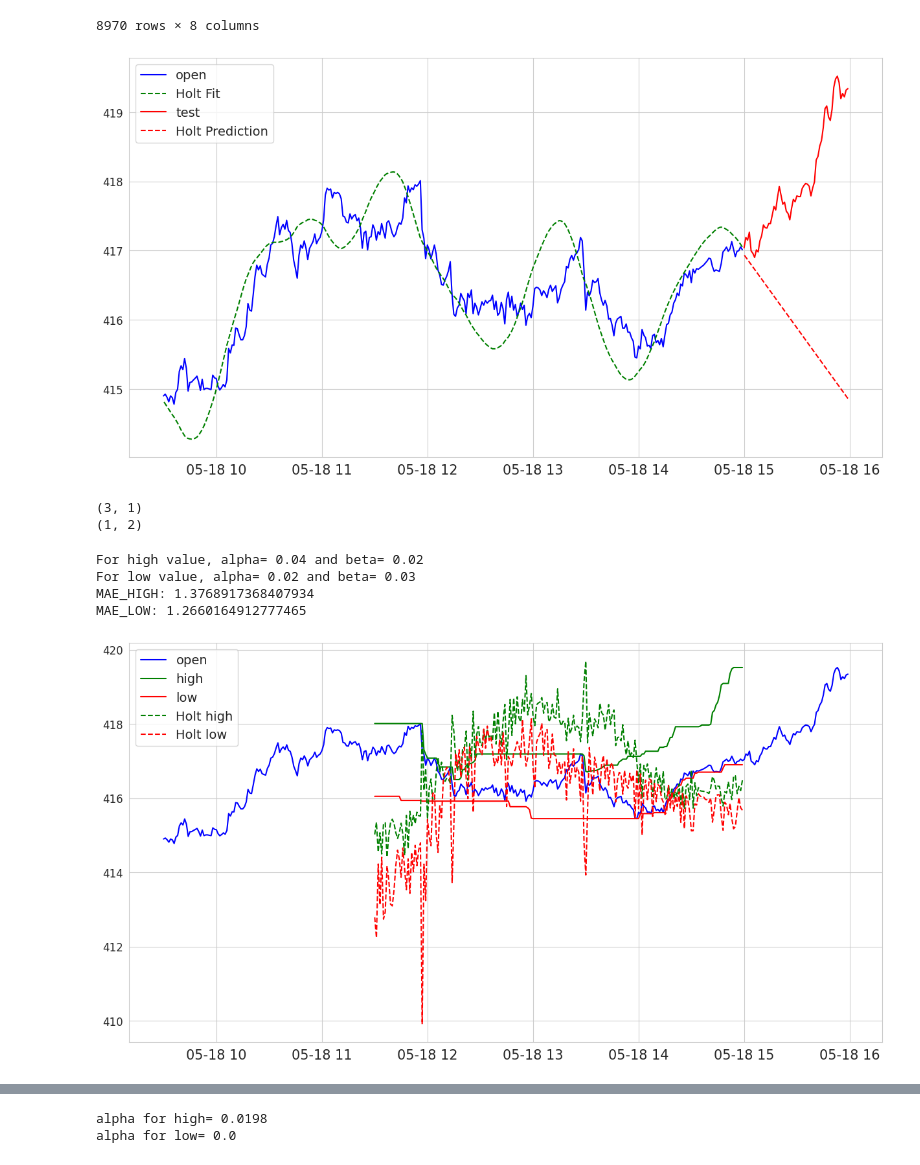
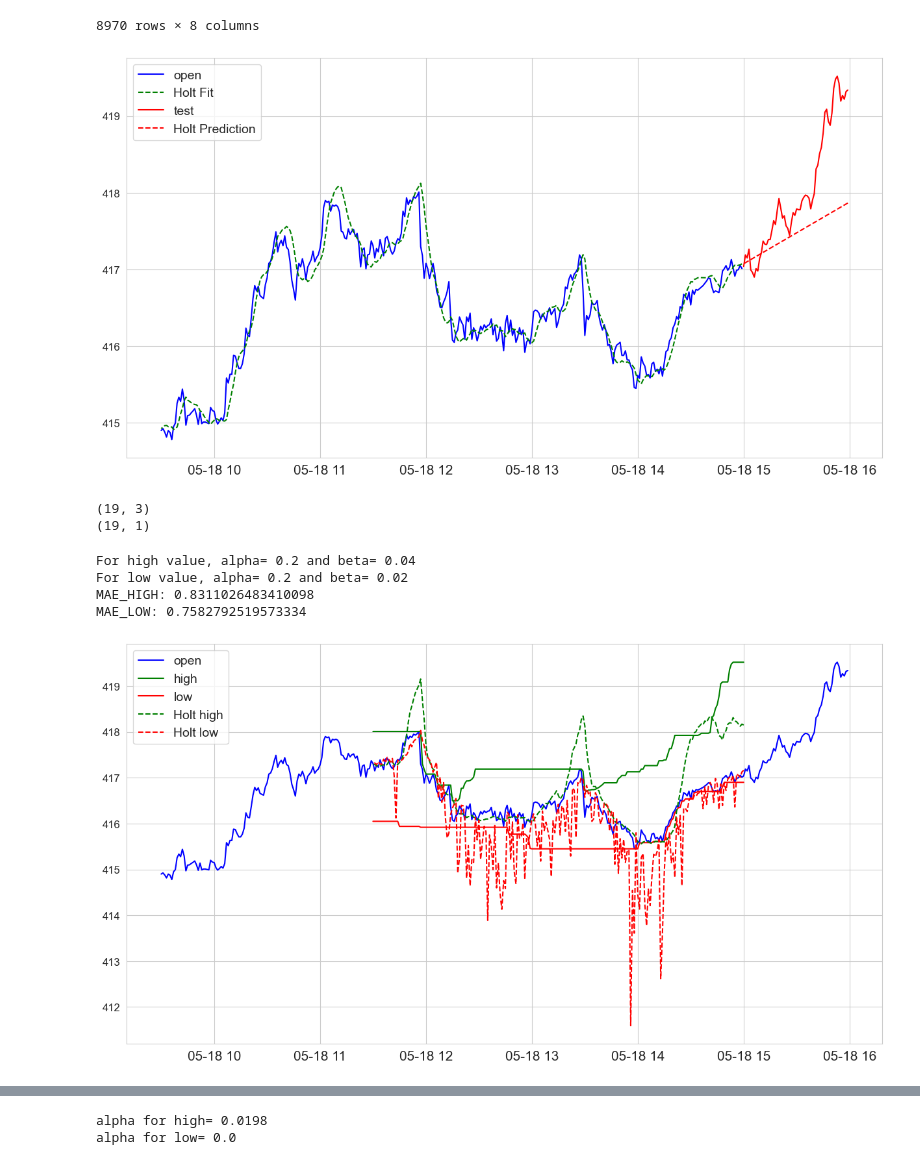
Before and after one commit to SailunZ/ErdosProject_Spring_2023, a Jupyter notebook: ML.ipynb, the cells around one changed output, grey strips where cells are left out. Cells and saved outputs as stored; diff of their text form; code cells hidden in the pictures.

```diff
--- a/ML.ipynb
+++ b/ML.ipynb
@@ -23,10 +23,9 @@ import xgboost as xgb
 
 set_style("whitegrid")
 #Import the csv file
-dfhl=pd.read_csv('data/dfhl.csv')
-dfhl.time=pd.to_datetime(dfhl.time)
-dfhl.open=dfhl.open.astype(float);dfhl.volume=dfhl.volume.astype(float);dfhl.MACD=dfhl.MACD.astype(float)
-dfhl.MACD_Hist=dfhl.MACD_Hist.astype(float);dfhl.MACD_Signal=dfhl.MACD_Signal.astype(float)
+dfhl=pd.read_csv('data/dfhl.csv', parse_dates=['time'])
+dfhl=dfhl.astype({'open':'float','volume':'float','MACD':'float','MACD_Hist':'float',
+                  'MACD_Signal':'float','high':'float','low':'float'})
 dfhl
 # %% [output]
 |  | time | open | volume | MACD | MACD_Hist | MACD_Signal | high | low |
@@ -46,30 +45,30 @@ dfhl
 #Try Holt prediction for the last hour on 5/18 with trainning set from 9:30 am to 3 pm. Choose sample parameters.
 
 exp_smooth=Holt(dfhl.loc[(dfhl.time>=pd.Timestamp(2023,5,18)) &
-                         (dfhl.time<pd.Timestamp(2023,5,18,15))].copy().open.values).fit(smoothing_level=0.04,
-                                                                                  smoothing_trend=0.2,
-                                                                                  optimized=False)
+                         (dfhl.time<pd.Timestamp(2023,5,18,15))].open.to_list()[::-1]).fit(smoothing_level=0.2,
+                                                                                           smoothing_trend=0.2,
+                                                                                           optimized=False)
 plt.figure(figsize=(15,8))
 plt.plot(dfhl.loc[(dfhl.time>=pd.Timestamp(2023,5,18)) & (dfhl.time<pd.Timestamp(2023,5,18,15))].time,
          dfhl.loc[(dfhl.time>=pd.Timestamp(2023,5,18)) & (dfhl.time<pd.Timestamp(2023,5,18,15))].open,'b',label='open')
 plt.plot(dfhl.loc[(dfhl.time>=pd.Timestamp(2023,5,18)) & (dfhl.time<pd.Timestamp(2023,5,18,15))].time,
-         exp_smooth.fittedvalues,'g--',label='Holt Fit')
+         np.flip(exp_smooth.fittedvalues),'g--',label='Holt Fit')
 plt.plot(dfhl.loc[(dfhl.time>=pd.Timestamp(2023,5,18,15)) & (dfhl.time<pd.Timestamp(2023,5,19))].time,
          dfhl.loc[(dfhl.time>=pd.Timestamp(2023,5,18,15)) & (dfhl.time<pd.Timestamp(2023,5,19))].open,'r',label='test')
 plt.plot(dfhl.loc[(dfhl.time>=pd.Timestamp(2023,5,18,15)) & (dfhl.time<pd.Timestamp(2023,5,19))].time,
-         exp_smooth.forecast(60),'r--',label='Holt Prediction')
+         np.flip(exp_smooth.forecast(60)),'r--',label='Holt Prediction')
 plt.xticks(fontsize=15)
 plt.yticks(fontsize=12)
 plt.legend(fontsize=14)
 
 plt.show()
 # %% [output]
-[figure, old version]
+[figure, new version]
 # %%
 #With the 2-hours windows idea, conduct a grid search for alpha and beta (8mins).
 
-train_series=dfhl.loc[(dfhl.time>=pd.Timestamp(2023,5,18)) & (dfhl.time<pd.Timestamp(2023,5,18,15))].copy().open
-train_values=train_series.values
+train_series=dfhl.loc[(dfhl.time>=pd.Timestamp(2023,5,18)) & (dfhl.time<pd.Timestamp(2023,5,18,15))].open
+train_values=train_series.to_list()[::-1]
 holt_predict_high=np.zeros((20,20,211));holt_predict_low=np.zeros((20,20,211))
 holt_mae_high=np.zeros((20,20));holt_mae_low=np.zeros((20,20))
 for j in tqdm(range(20), desc="j"):
@@ -80,47 +79,47 @@ for j in tqdm(range(20), desc="j"):
                                         optimized=False)
             holt_predict_high[j,k,i]=holt_smooth.forecast(60).max();holt_predict_low[j,k,i]=holt_smooth.forecast(60).min()
         holt_mae_high[j,k] = mean_absolute_error(holt_predict_high[j,k], dfhl.loc[(dfhl.time>=pd.Timestamp(2023,5,18,11,30)) &
-                                                      (dfhl.time<=pd.Timestamp(2023,5,18,15))].high)
+                                                      (dfhl.time<=pd.Timestamp(2023,5,18,15))].high.to_list()[::-1])
         holt_mae_low[j,k] = mean_absolute_error(holt_predict_low[j,k], dfhl.loc[(dfhl.time>=pd.Timestamp(2023,5,18,11,30)) &
-                                                      (dfhl.time<=pd.Timestamp(2023,5,18,15))].low)
+                                                      (dfhl.time<=pd.Timestamp(2023,5,18,15))].low.to_list()[::-1])
 
 holthighindex=np.unravel_index(np.argmin(holt_mae_high),(20,20))
 holtlowindex=np.unravel_index(np.argmin(holt_mae_low),(20,20))
 print(holthighindex);print(holtlowindex)
 # %% [output]
-(3, 1)
-(1, 2)
+(19, 3)
+(19, 1)
 # %%
-#Hiothighindex and holtlowindex are (3,1) and (1,2)
+#Hiothighindex and holtlowindex are (19,3) and (19,1)
 print("For high value, alpha=",0.01*(holthighindex[0]+1),"and beta=",0.01*(holthighindex[1]+1))
 print("For low value, alpha=",0.01*(holtlowindex[0]+1),"and beta=",0.01*(holtlowindex[1]+1))
 print('MAE_HIGH:',holt_mae_high[holthighindex[0],holthighindex[1]])
 print('MAE_LOW:',holt_mae_low[holtlowindex[0],holtlowindex[1]])
 # %% [output]
-For high value, alpha= 0.04 and beta= 0.02
-For low value, alpha= 0.02 and beta= 0.03
-MAE_HIGH: 1.3768917368407934
-MAE_LOW: 1.2660164912777465
+For high value, alpha= 0.2 and beta= 0.04
+For low value, alpha= 0.2 and beta= 0.02
+MAE_HIGH: 0.8311026483410098
+MAE_LOW: 0.7582792519573334
 # %%
 #Draw Holt predictions for high/low
 plt.figure(figsize=(15,8))
 plt.plot(dfhl.loc[(dfhl.time>=pd.Timestamp(2023,5,18)) & (dfhl.time<pd.Timestamp(2023,5,19))].time,
          dfhl.loc[(dfhl.time>=pd.Timestamp(2023,5,18)) & (dfhl.time<pd.Timestamp(2023,5,19))].open,'b',label='open')
 plt.plot(dfhl.loc[(dfhl.time>=pd.Timestamp(2023,5,18,11,30)) & (dfhl.time<=pd.Timestamp(2023,5,18,15))].time,
          dfhl.loc[(dfhl.time>=pd.Timestamp(2023,5,18,11,30)) & (dfhl.time<=pd.Timestamp(2023,5,18,15))].high,'g',label='high')
 plt.plot(dfhl.loc[(dfhl.time>=pd.Timestamp(2023,5,18,11,30)) & (dfhl.time<=pd.Timestamp(2023,5,18,15))].time,
          dfhl.loc[(dfhl.time>=pd.Timestamp(2023,5,18,11,30)) & (dfhl.time<=pd.Timestamp(2023,5,18,15))].low,'r',label='low')
 plt.plot(dfhl.loc[(dfhl.time>=pd.Timestamp(2023,5,18,11,30)) & (dfhl.time<=pd.Timestamp(2023,5,18,15))].time,
-         holt_predict_high[3,1],'g--',label='Holt high')
+         holt_predict_high[19,3][::-1],'g--',label='Holt high')
 plt.plot(dfhl.loc[(dfhl.time>=pd.Timestamp(2023,5,18,11,30)) & (dfhl.time<=pd.Timestamp(2023,5,18,15))].time,
-         holt_predict_low[1,2],'r--',label='Holt low')
+         holt_predict_low[19,1][::-1],'r--',label='Holt low')
 plt.xticks(fontsize=15)
 plt.yticks(fontsize=12)
 plt.legend(fontsize=14)
 
 plt.show()
 # %% [output]
-[figure, old version]
+[figure, new version]
 # %%
 #Try ARIMA (SARIMAX) model. Choose d=1
 
```
Also changed, not shown: parts of 19 cells of this notebook.
